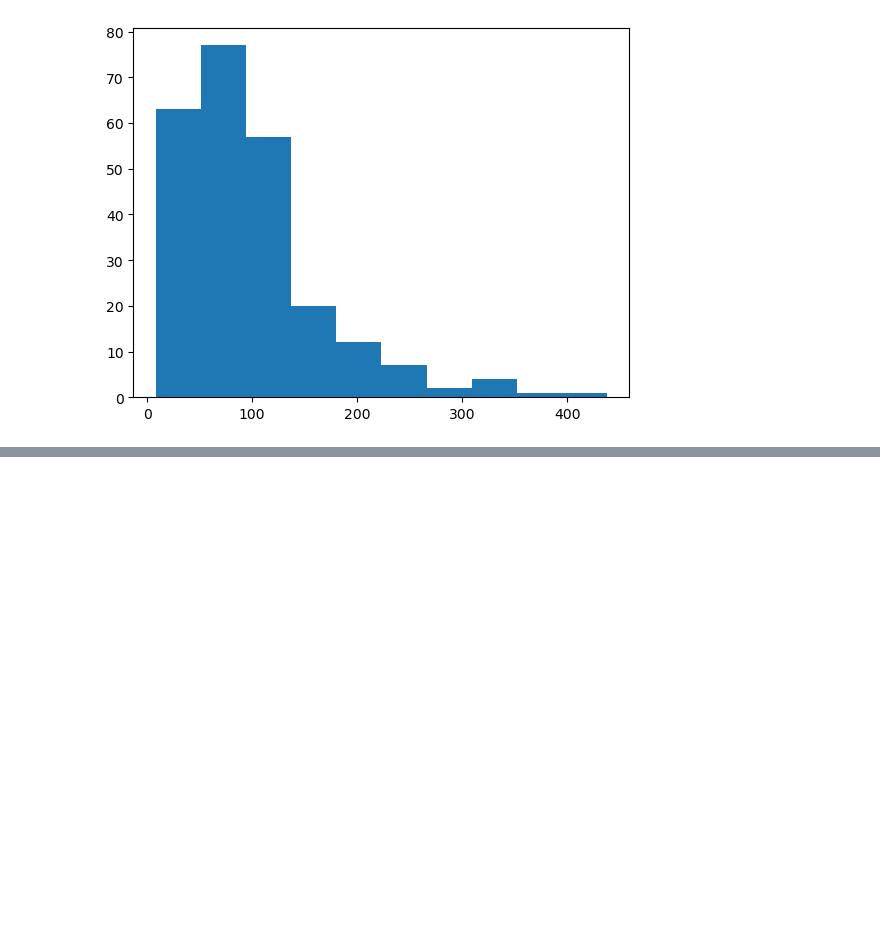
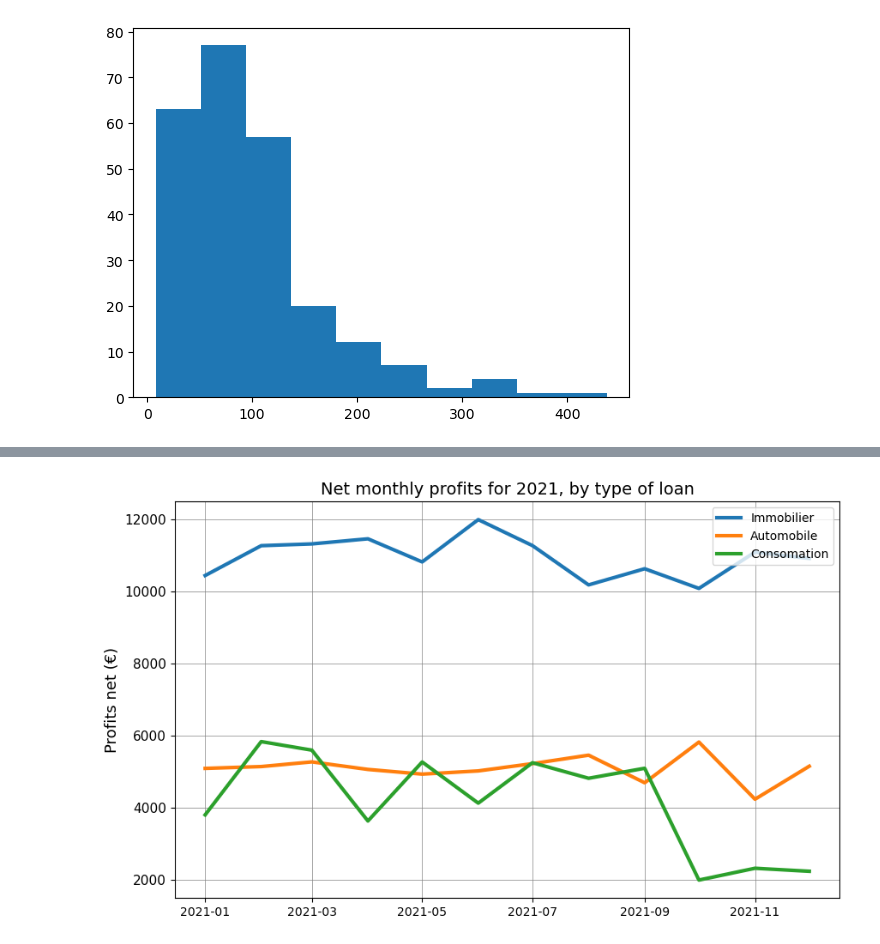
Before and after one commit to dmaiga/real_estate_loans, a Jupyter notebook: asset/Script/Prets_immobilier.ipynb, the cells around one changed output, grey strips where cells are left out. Saved outputs shown, nothing was run; the diff lists cells and outputs as text; code cells hidden in the pictures; blank space fills up the shorter version.

```diff
--- a/asset/Script/Prets_immobilier.ipynb
+++ b/asset/Script/Prets_immobilier.ipynb
@@ -263,0 +277,4 @@ plt.bar(height=profit['benefice'],x=profit['ville'])
+# %%
+profits_2021= pd.read_csv('ca.csv')
+profits_2021['date'] = pd.to_datetime(profits_2021['date'])
+profits_2021
@@ -263,0 +295,13 @@ plt.bar(height=profit['benefice'],x=profit['ville'])
+# %%
+plt.figure(figsize=(10,6))
+plt.plot(profits_2021['date'],profits_2021['immobilier'], label='Immobilier', linewidth=3)
+plt.plot(profits_2021['date'],profits_2021['automobile'], label='Automobile', linewidth=3)
+plt.plot(profits_2021['date'],profits_2021['consommation'], label='Consomation', linewidth=3)
+plt.legend(loc='upper right')
+plt.ylabel('Profits net (€)', fontsize=13)
+plt.yticks(fontsize=11)
+plt.title("Net monthly profits for 2021, by type of loan", fontsize=14)
+plt.grid(color='gray', linestyle='-', linewidth=0.5)
+plt.show()
+# %% [output]
+[figure, added]
```
Also changed, not shown: parts of 5 cells of this notebook.
